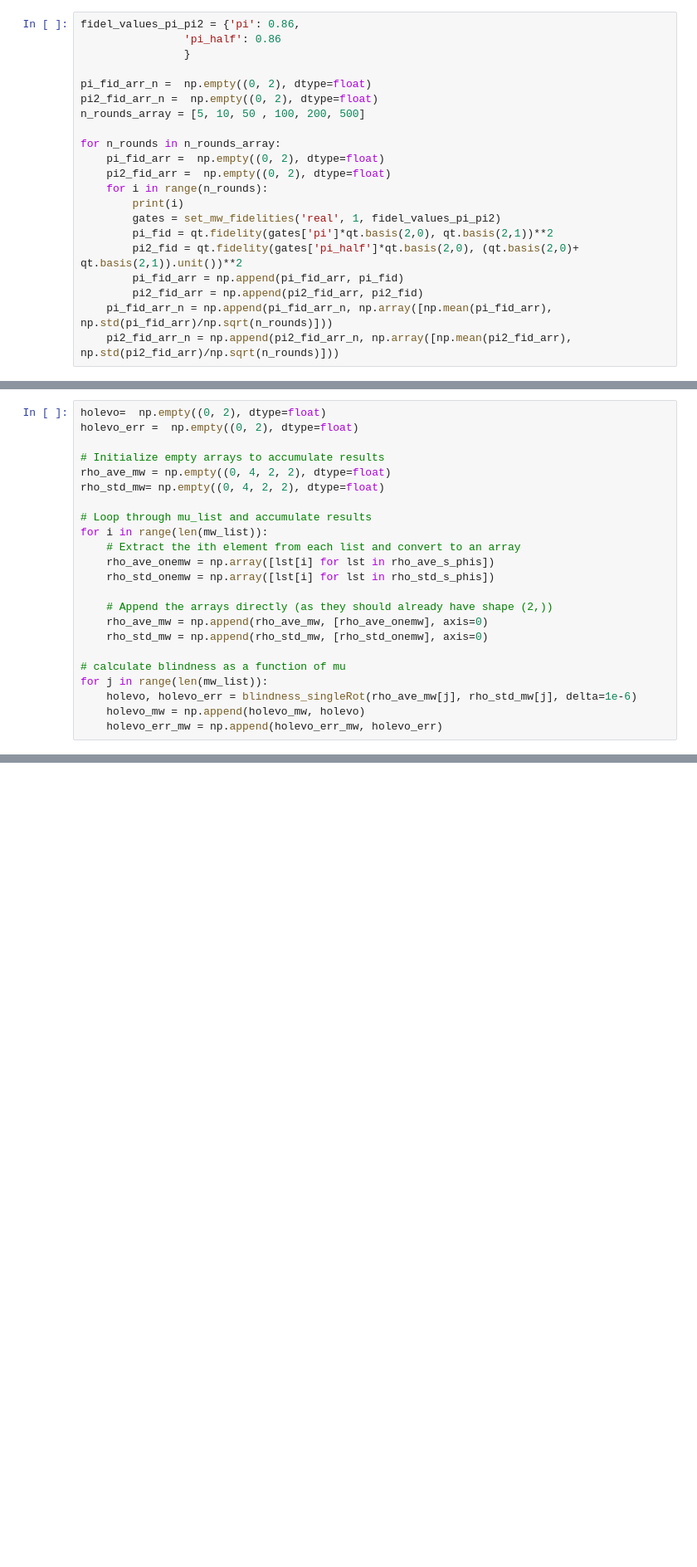
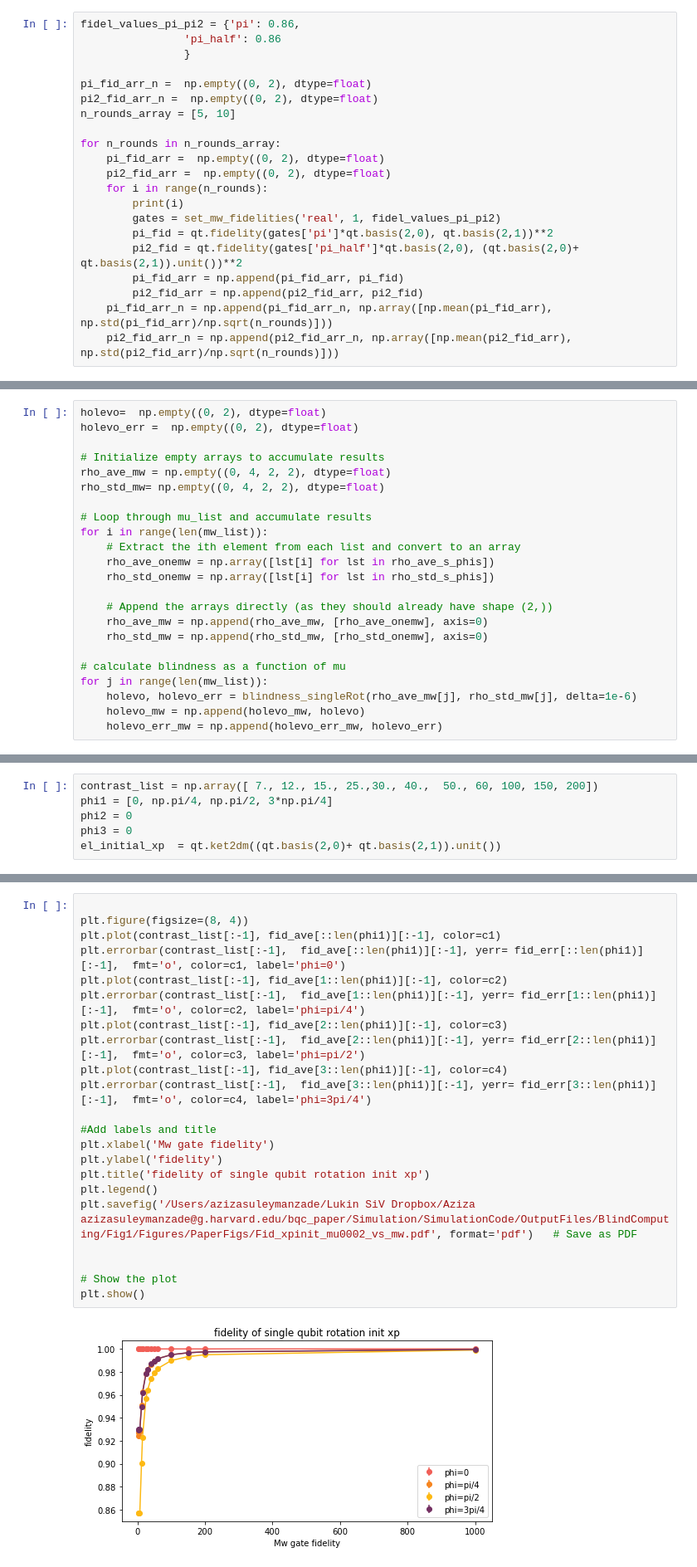
Before and after one commit to lukingroup/simnet, a Jupyter notebook: Notebooks/Blind_SingleNode.ipynb, the cells around one changed output, grey strips where cells are left out. Shown: that part at 83% size. Cells and saved outputs as stored; diff of their text form; blank space fills up the shorter version.

Commit message:
single qubit data match

```diff
--- a/Notebooks/Blind_SingleNode.ipynb
+++ b/Notebooks/Blind_SingleNode.ipynb
@@ -1599,7 +1489,7 @@ fidel_values_pi_pi2 = {'pi': 0.86,
 
 pi_fid_arr_n =  np.empty((0, 2), dtype=float)
 pi2_fid_arr_n =  np.empty((0, 2), dtype=float)
-n_rounds_array = [5, 10, 50 , 100, 200, 500]
+n_rounds_array = [5, 10]
 
 for n_rounds in n_rounds_array:
     pi_fid_arr =  np.empty((0, 2), dtype=float)
@@ -1901,0 +2010,6 @@ for j in range(len(mw_list)):
+# %%
+contrast_list = np.array([ 7., 12., 15., 25.,30., 40.,  50., 60, 100, 150, 200])
+phi1 = [0, np.pi/4, np.pi/2, 3*np.pi/4]
+phi2 = 0
+phi3 = 0
+el_initial_xp  = qt.ket2dm((qt.basis(2,0)+ qt.basis(2,1)).unit())
@@ -1901,0 +2105,24 @@ for j in range(len(mw_list)):
+# %%
+
+plt.figure(figsize=(8, 4))
+plt.plot(contrast_list[:-1], fid_ave[::len(phi1)][:-1], color=c1)
+plt.errorbar(contrast_list[:-1],  fid_ave[::len(phi1)][:-1], yerr= fid_err[::len(phi1)][:-1],  fmt='o', color=c1, label='phi=0')
+plt.plot(contrast_list[:-1], fid_ave[1::len(phi1)][:-1], color=c2)
+plt.errorbar(contrast_list[:-1],  fid_ave[1::len(phi1)][:-1], yerr= fid_err[1::len(phi1)][:-1],  fmt='o', color=c2, label='phi=pi/4')
+plt.plot(contrast_list[:-1], fid_ave[2::len(phi1)][:-1], color=c3)
+plt.errorbar(contrast_list[:-1],  fid_ave[2::len(phi1)][:-1], yerr= fid_err[2::len(phi1)][:-1],  fmt='o', color=c3, label='phi=pi/2')
+plt.plot(contrast_list[:-1], fid_ave[3::len(phi1)][:-1], color=c4)
+plt.errorbar(contrast_list[:-1],  fid_ave[3::len(phi1)][:-1], yerr= fid_err[3::len(phi1)][:-1],  fmt='o', color=c4, label='phi=3pi/4')
+
+#Add labels and title
+plt.xlabel('Mw gate fidelity')
+plt.ylabel('fidelity')
+plt.title('fidelity of single qubit rotation init xp')
+plt.legend()
+plt.savefig('/Users/azizasuleymanzade/Lukin SiV Dropbox/Aziza azizasuleymanzade@g.harvard.edu/bqc_paper/Simulation/SimulationCode/OutputFiles/BlindComputing/Fig1/Figures/PaperFigs/Fid_xpinit_mu0002_vs_mw.pdf', format='pdf')   # Save as PDF
+
+
+# Show the plot
+plt.show()
+# %% [output]
+[figure, added]
```
Also changed, not shown: parts of 95 cells of this notebook, 35 other files.
